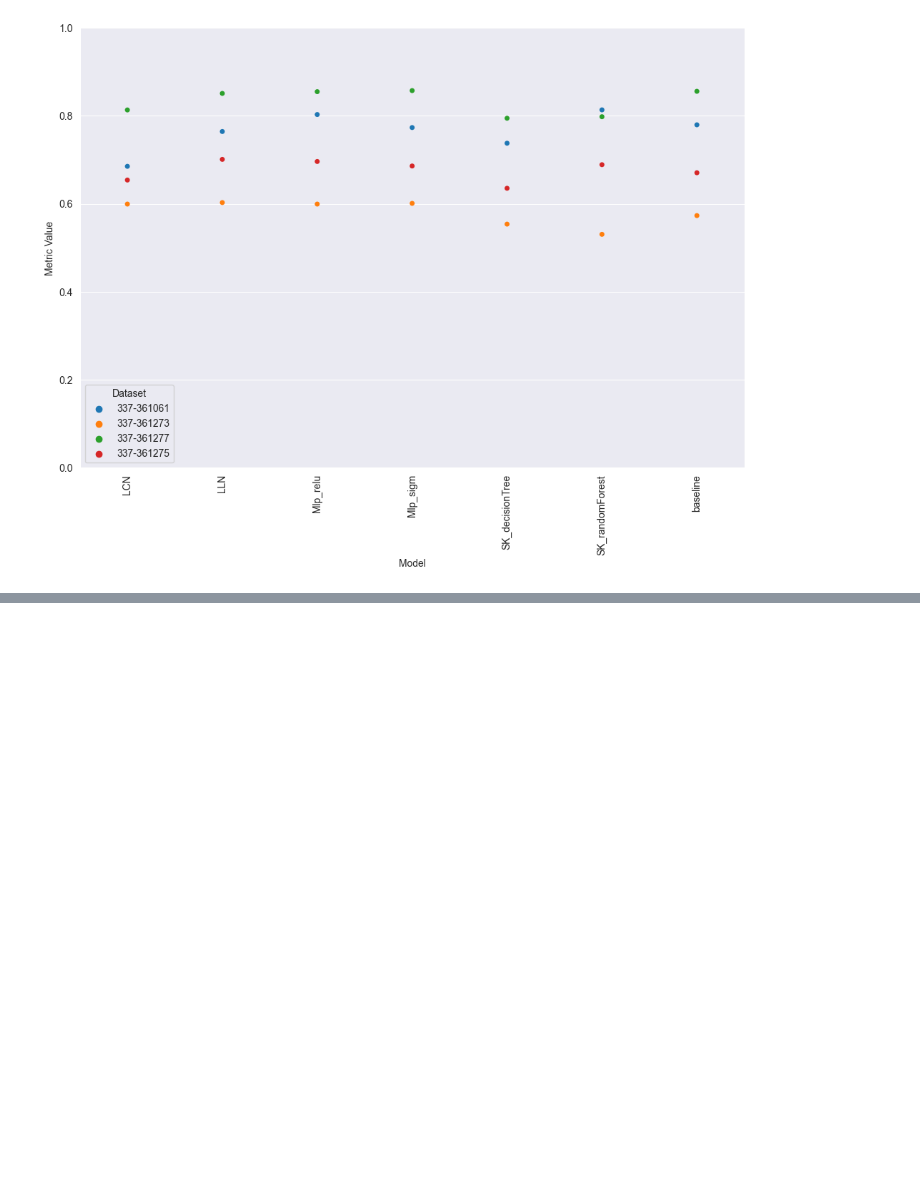
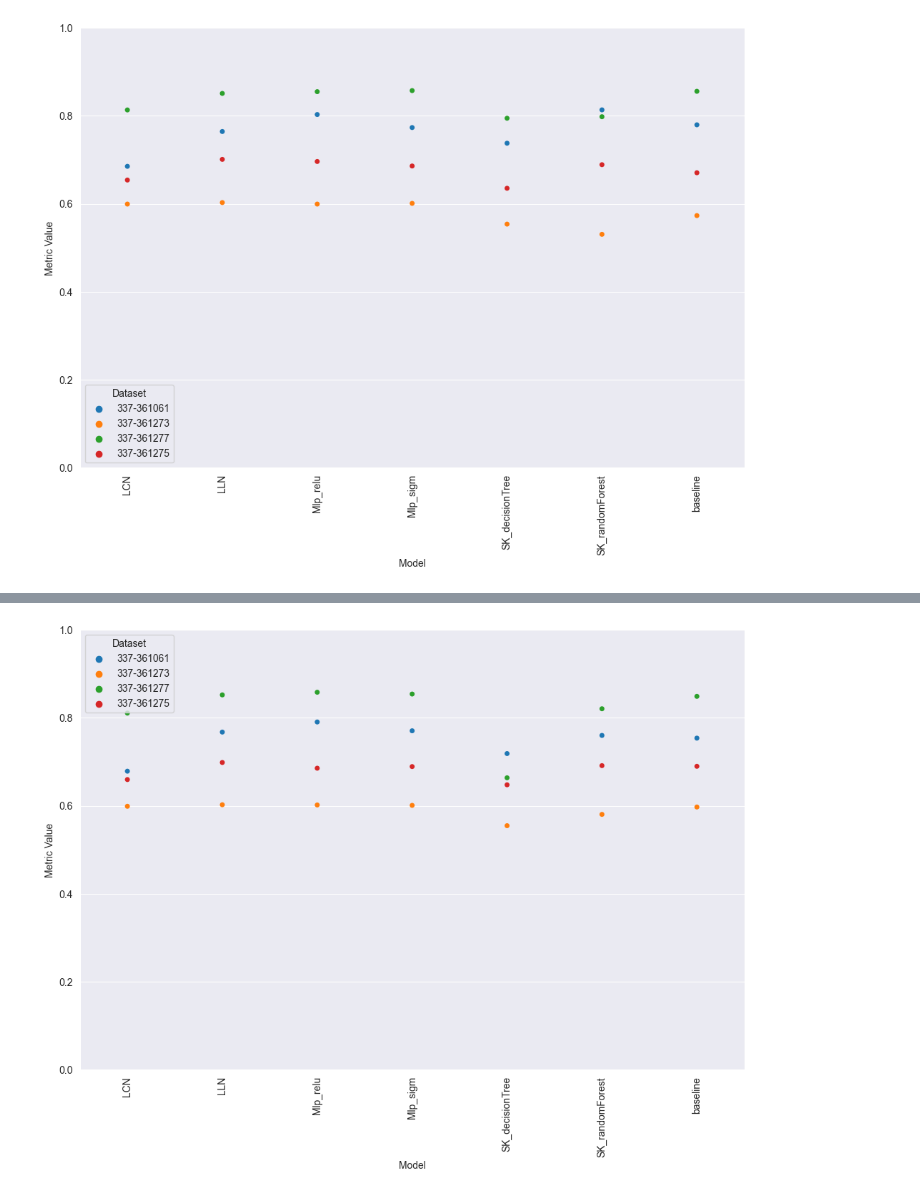
Before and after one commit to Bartosz-G/non-homogenous-data-working-repo, a Jupyter notebook: results/ResultsAnalysis.ipynb, the cells around one changed output, grey strips where cells are left out. Drawn from its saved outputs; the diff is of its cells as text; code cells hidden in the pictures; blank space fills up the shorter version.

```diff
--- a/results/ResultsAnalysis.ipynb
+++ b/results/ResultsAnalysis.ipynb
@@ -137,0 +152,5 @@ per_dataset_top_acc.to_csv('saved_results/per_dataset_acc_score.csv')
+# %%
+to_plot = enough_data[5:]
+plot_per_datasets(top5_acc_per_dataset, to_plot, scale = True)
+# %% [output]
+[figure, added]
```
Also changed, not shown: parts of 34 cells of this notebook, 9 other files.
